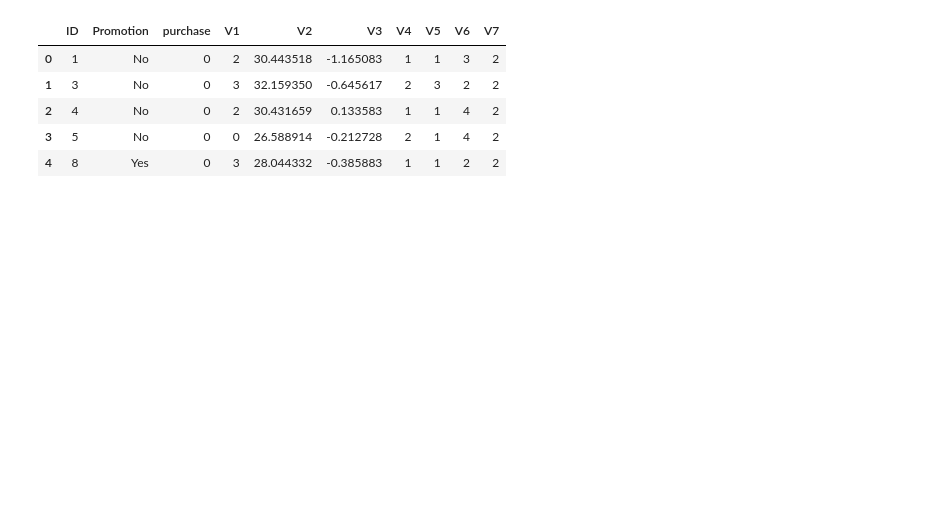
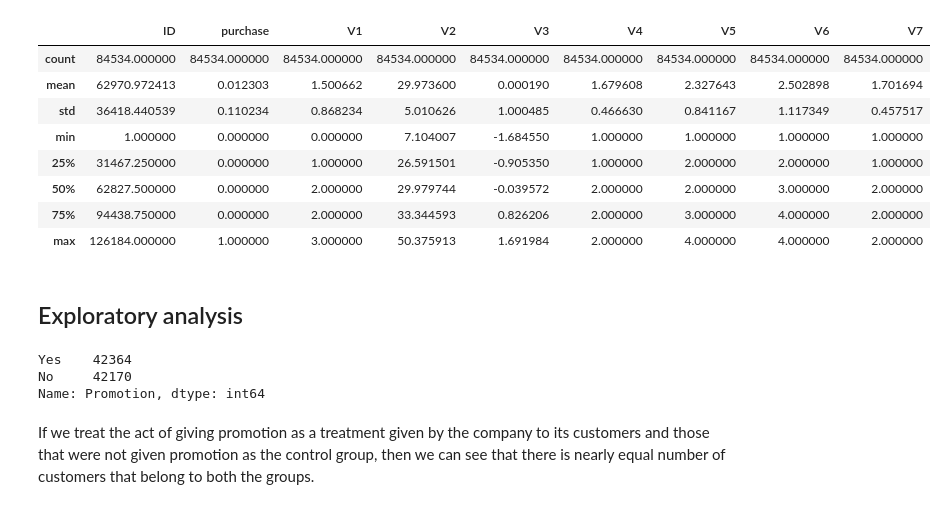
Before and after one commit to patelatharva/Starbucks_Exercise, a Jupyter notebook: Starbucks.ipynb, the cells around one changed output. Drawn from its saved outputs; the diff is of its cells as text; code cells hidden in the pictures; blank space fills up the shorter version.

```diff
--- a/Starbucks.ipynb
+++ b/Starbucks.ipynb
@@ -56,21 +51,40 @@ from itertools import combinations
 
 from test_results import test_results, score
 import numpy as np
+import time
 import pandas as pd
 import scipy as sp
 import sklearn as sk
-
 import matplotlib.pyplot as plt
 import seaborn as sb
 %matplotlib inline
+from xgboost import XGBClassifier
+from imblearn.over_sampling import SMOTE
+from sklearn.model_selection import train_test_split, cross_val_score, GridSearchCV
+from sklearn.metrics import f1_score
+from hyperopt import fmin, tpe, hp, STATUS_OK, Trials
+from hyperopt import space_eval
+import pickle
+from sklearn.metrics import f1_score
+import numpy as np
+import gc
+def f1_eval(y_pred, dtrain):
+    y_true = dtrain.get_label()
+    err = 1-f1_score(y_true, np.round(y_pred))
+    return 'f1_err', err
 
 # load in the data
 train_data = pd.read_csv('./training.csv')
 train_data.head()
-# %% [output]
-|  | ID | Promotion | purchase | V1 | V2 | V3 | V4 | V5 | V6 | V7 |
-| 0 | 1 | No | 0 | 2 | 30.443518 | -1.165083 | 1 | 1 | 3 | 2 |
-| 1 | 3 | No | 0 | 3 | 32.159350 | -0.645617 | 2 | 3 | 2 | 2 |
-| 2 | 4 | No | 0 | 2 | 30.431659 | 0.133583 | 1 | 1 | 4 | 2 |
-| 3 | 5 | No | 0 | 0 | 26.588914 | -0.212728 | 2 | 1 | 4 | 2 |
-| 4 | 8 | Yes | 0 | 3 | 28.044332 | -0.385883 | 1 | 1 | 2 | 2 |
+# %%
+train_data.describe()
+# %% [output]
+|  | ID | purchase | V1 | V2 | V3 | V4 | V5 | V6 | V7 |
+| count | 84534.000000 | 84534.000000 | 84534.000000 | 84534.000000 | 84534.000000 | 84534.000000 | 84534.000000 | 84534.000000 | 84534.000000 |
+| mean | 62970.972413 | 0.012303 | 1.500662 | 29.973600 | 0.000190 | 1.679608 | 2.327643 | 2.502898 | 1.701694 |
+| std | 36418.440539 | 0.110234 | 0.868234 | 5.010626 | 1.000485 | 0.466630 | 0.841167 | 1.117349 | 0.457517 |
+| min | 1.000000 | 0.000000 | 0.000000 | 7.104007 | -1.684550 | 1.000000 | 1.000000 | 1.000000 | 1.000000 |
+| 25% | 31467.250000 | 0.000000 | 1.000000 | 26.591501 | -0.905350 | 1.000000 | 2.000000 | 2.000000 | 1.000000 |
+| 50% | 62827.500000 | 0.000000 | 2.000000 | 29.979744 | -0.039572 | 2.000000 | 2.000000 | 3.000000 | 2.000000 |
+| 75% | 94438.750000 | 0.000000 | 2.000000 | 33.344593 | 0.826206 | 2.000000 | 3.000000 | 4.000000 | 2.000000 |
+| max | 126184.000000 | 1.000000 | 3.000000 | 50.375913 | 1.691984 | 2.000000 | 4.000000 | 4.000000 | 2.000000 |
@@ -77,3 +93,13 @@ train_data.head()
 # %%
 # Cells for you to work and document as necessary -
 # definitely feel free to add more cells as you need
+# %% [markdown]
+## Exploratory analysis
+# %%
+train_data["Promotion"].value_counts()
+# %% [output]
+Yes    42364
+No     42170
+Name: Promotion, dtype: int64
+# %% [markdown]
+If we treat the act of giving promotion as a treatment given by the company to its customers and those that were not given promotion as the control group, then we can see that there is nearly equal number of customers that belong to both the groups.
```
Also changed, not shown: parts of 65 cells of this notebook, 2 other files.
